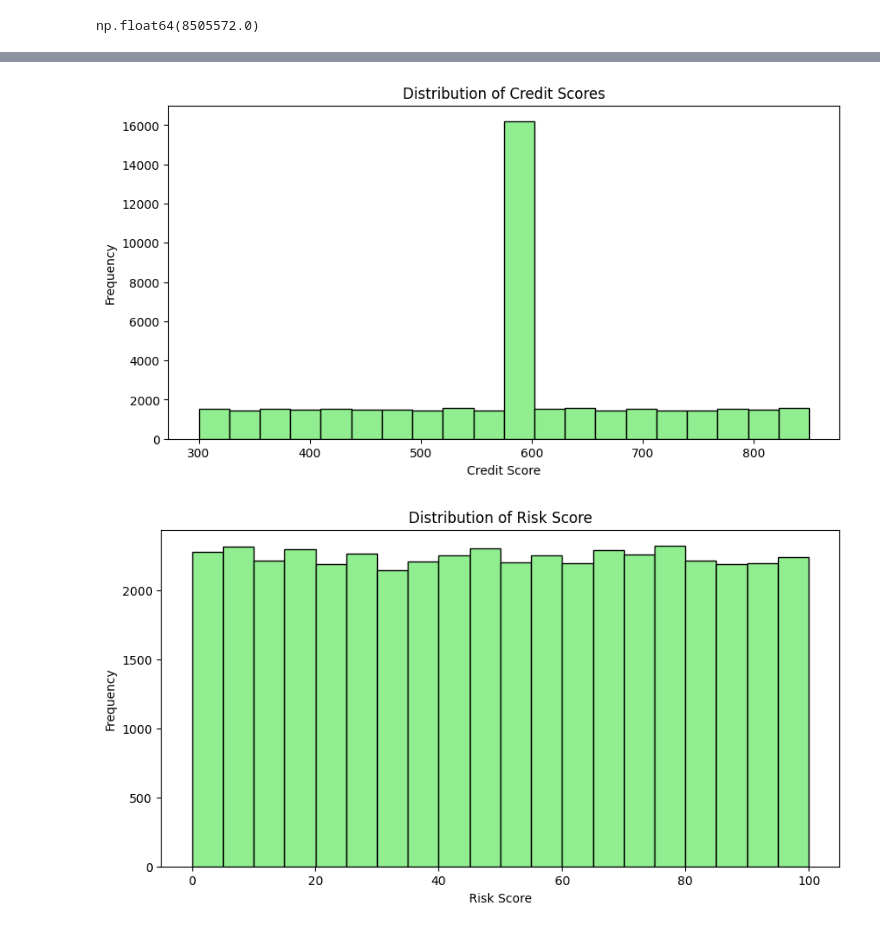
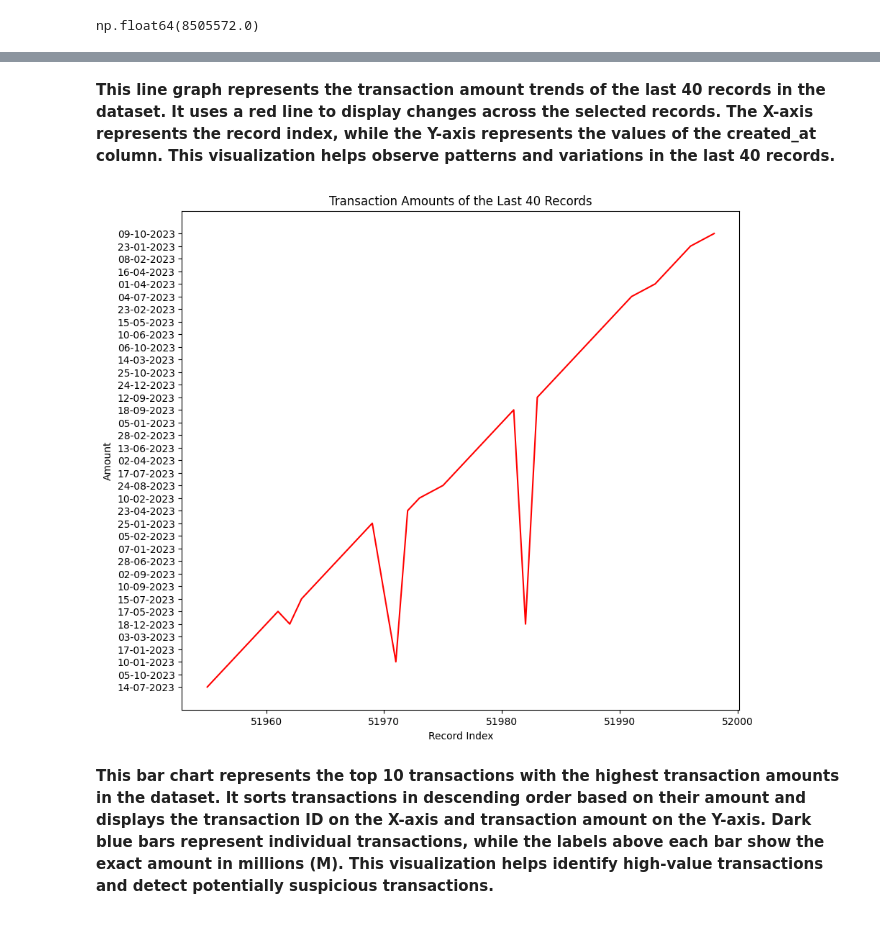
Before and after one commit to Jeel88/DSV_Finance, a Jupyter notebook: Finance_DSV_Project.ipynb, the cells around one changed output, grey strips where cells are left out. Saved outputs shown, nothing was run; the diff lists cells and outputs as text; code cells hidden in the pictures.

Commit message:
Finally Completed Last Commit 12-11-26

```diff
--- a/Finance_DSV_Project.ipynb
+++ b/Finance_DSV_Project.ipynb
@@ -236,0 +268,30 @@ np.int64(0)
+# %%
+
+
+df['credit_score'] = df['credit_score'].fillna(df['credit_score'].mean())
+df = df.dropna()
+df = df.drop_duplicates()
+Q1 = df['amount'].quantile(0.25)
+Q2 = df['amount'].quantile(0.50)
+Q3 = df['amount'].quantile(0.75)
+IQR = Q3 - Q1
+
+lower_bound = Q1 - 1.5 * IQR
+upper_bound = Q3 + 1.5 * IQR
+outliers = df[(df['amount'] < lower_bound) | (df['amount'] > upper_bound)]
+
+print(f"--- IQR Quartiles ---")
+print(f"Q1 (25th percentile): {Q1:.2f}")
+print(f"Q2 (50th percentile/Median): {Q2:.2f}")
+print(f"Q3 (75th percentile): {Q3:.2f}")
+print(f"IQR: {IQR:.2f}\n")
+
+print(f"--- Outlier Thresholds ---")
+print(f"Lower Bound: {lower_bound:.2f}")
+print(f"Upper Bound: {upper_bound:.2f}\n")
+
+print(f"--- Results ---")
+print(f"Total Outliers Detected: {len(outliers)}")
+print(f"Percentage of Outliers: {(len(outliers) / len(df)) * 100:.2f}%")
+
+display(outliers.head())
@@ -430,18 +584,13 @@ plt.show()
+# %% [markdown]
+**This line graph represents the transaction amount trends of the last 40 records in the dataset. It uses a red line to display changes across the selected records. The X-axis represents the record index, while the Y-axis represents the values of the created_at column. This visualization helps observe patterns and variations in the last 40 records.**
 # %%
-plt.figure(figsize=(10, 5))
-plt.hist(df['credit_score'], bins=20, color='lightgreen',edgecolor='black')
-plt.title('Distribution of Credit Scores')
-plt.xlabel('Credit Score')
-plt.ylabel('Frequency')
+plt.figure(figsize=(10, 9))
+plt.plot(df['created_at'].tail(40), color='red',)
+plt.title('Transaction Amounts of the Last 40 Records')
+plt.xlabel('Record Index')
+plt.ylabel('Amount')
 plt.show()
 # %% [output]
-[figure, old version]
+[figure, new version]
-# %%
-plt.figure(figsize=(10, 5))
-plt.hist(df["risk_score"],bins=20 ,color='lightgreen',edgecolor='black')
-plt.title('Distribution of Risk Score')
-plt.xlabel('Risk Score')
-plt.ylabel('Frequency')
-plt.show()
-# %% [output]
-[figure, removed]
+# %% [markdown]
+**This bar chart represents the top 10 transactions with the highest transaction amounts in the dataset. It sorts transactions in descending order based on their amount and displays the transaction ID on the X-axis and transaction amount on the Y-axis. Dark blue bars represent individual transactions, while the labels above each bar show the exact amount in millions (M). This visualization helps identify high-value transactions and detect potentially suspicious transactions.**
```
Also changed, not shown: parts of 63 cells of this notebook.
